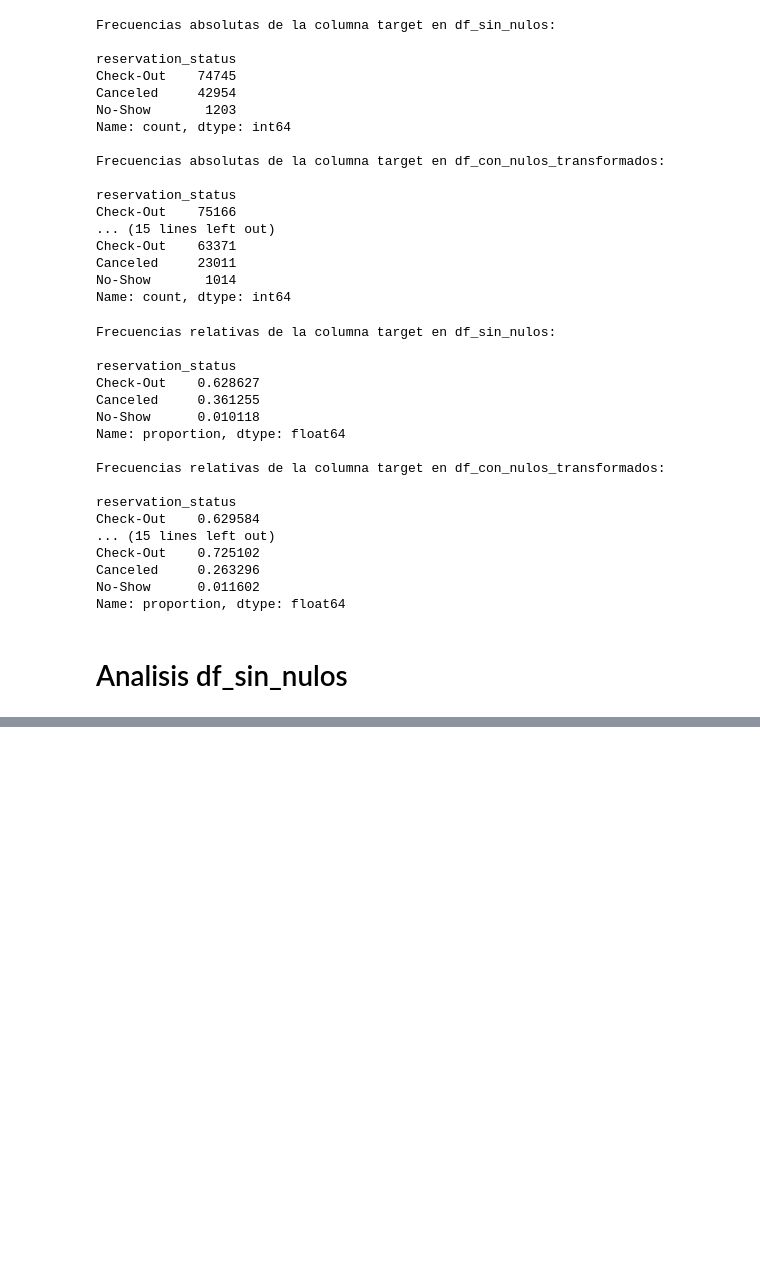
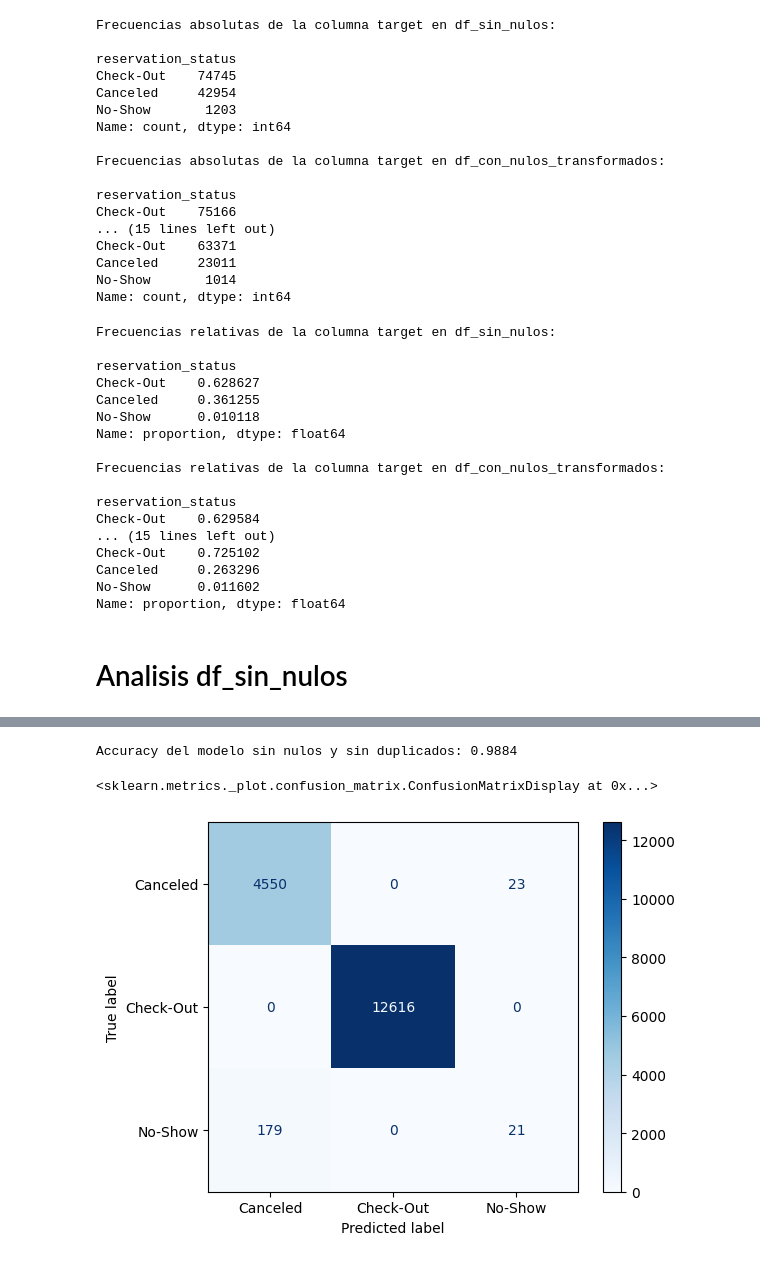
Before and after one commit to vgonzf04/pontia-machine-learning-evaluacion, a Jupyter notebook: notebooks/exploracion/eda_inicial.ipynb, the cells around one changed output, grey strips where cells are left out. Cells and saved outputs as stored; diff of their text form; code cells hidden in the pictures; blank space fills up the shorter version.

```diff
--- a/notebooks/exploracion/eda_inicial.ipynb
+++ b/notebooks/exploracion/eda_inicial.ipynb
@@ -308,0 +399,50 @@ Columnas procesadas:
+# %%
+# División de los datos en conjuntos de entrenamiento y prueba
+X_train_sin_nulos_y_sin_duplicados, X_test_sin_nulos_y_sin_duplicados, y_train_sin_nulos_y_sin_duplicados, y_test_sin_nulos_y_sin_duplicados = train_test_split(X_sin_nulos_y_sin_duplicados, y_sin_nulos_y_sin_duplicados, test_size=.2, random_state=422)
+# %%
+X_train_sin_nulos_y_sin_duplicados_procesado = X_train_sin_nulos_y_sin_duplicados.copy()
+X_test_sin_nulos_y_sin_duplicados_procesado = X_test_sin_nulos_y_sin_duplicados.copy()
+
+# Convertimos las variables categóricas (texto) a dummies (0 y 1)
+X_train_sin_nulos_y_sin_duplicados_procesado = pd.get_dummies(X_train_sin_nulos_y_sin_duplicados_procesado, drop_first=True)
+X_test_sin_nulos_y_sin_duplicados_procesado = pd.get_dummies(X_test_sin_nulos_y_sin_duplicados_procesado, drop_first=True)
+
+# Aseguramos que las columnas del conjunto de prueba coincidan con las del conjunto de entrenamiento
+X_test_sin_nulos_y_sin_duplicados_procesado = X_test_sin_nulos_y_sin_duplicados_procesado.reindex(columns=X_train_sin_nulos_y_sin_duplicados_procesado.columns, fill_value=0)
+
+## DEBUG: Imprimimos las columnas y su estado antes de escalar y procesar
+## print("Columnas numéricas:")
+## print(columnas_numericas)
+## print("Columnas categóricas:")
+## print(columnas_categoricas)
+## print("Columnas procesadas:")
+## print(X_train_sin_nulos_y_sin_duplicados_procesado.columns.tolist())
+## print("Columnas del conjunto de prueba procesado:")
+## print(X_test_sin_nulos_y_sin_duplicados_procesado.columns.tolist())
+
+# Escalamos las numéricas usando esa lista sobre nuestro DataFrame de trabajo
+scaler_sin_nulos_y_sin_duplicados = StandardScaler()
+X_train_sin_nulos_y_sin_duplicados_procesado[columnas_numericas] = scaler_sin_nulos_y_sin_duplicados.fit_transform(X_train_sin_nulos_y_sin_duplicados_procesado[columnas_numericas])
+X_test_sin_nulos_y_sin_duplicados_procesado[columnas_numericas] = scaler_sin_nulos_y_sin_duplicados.transform(X_test_sin_nulos_y_sin_duplicados_procesado[columnas_numericas])
+
+
+# Creación del modelo de regresión logística
+modelo_rl_sin_nulos_y_sin_duplicados = LogisticRegression(max_iter=200, random_state=42)
+modelo_rl_sin_nulos_y_sin_duplicados.fit(X_train_sin_nulos_y_sin_duplicados_procesado, y_train_sin_nulos_y_sin_duplicados)
+
+# Obtenemos la predicción del modelo
+y_pred_sin_nulos_y_sin_duplicados = modelo_rl_sin_nulos_y_sin_duplicados.predict(X_test_sin_nulos_y_sin_duplicados_procesado)
+
+# Evaluamos el modelo usando el accuracy (exactitud)
+accuracy_sin_nulos_y_sin_duplicados = accuracy_score(y_test_sin_nulos_y_sin_duplicados, y_pred_sin_nulos_y_sin_duplicados)
+print(f"Accuracy del modelo sin nulos y sin duplicados: {accuracy_sin_nulos_y_sin_duplicados:.4f}")
+# %% [output]
+Accuracy del modelo sin nulos y sin duplicados: 0.9884
+# %%
+# Generamos la matriz de confusión
+cm_sin_nulos_y_sin_duplicados = confusion_matrix(y_test_sin_nulos_y_sin_duplicados, y_pred_sin_nulos_y_sin_duplicados)
+disp_sin_nulos_y_sin_duplicados = ConfusionMatrixDisplay(confusion_matrix=cm_sin_nulos_y_sin_duplicados, display_labels=modelo_rl_sin_nulos_y_sin_duplicados.classes_)
+disp_sin_nulos_y_sin_duplicados.plot(cmap="Blues")
+# %% [output]
+<sklearn.metrics._plot.confusion_matrix.ConfusionMatrixDisplay at 0x...>
+[figure, added]
```
Also changed, not shown: parts of 22 cells of this notebook.
